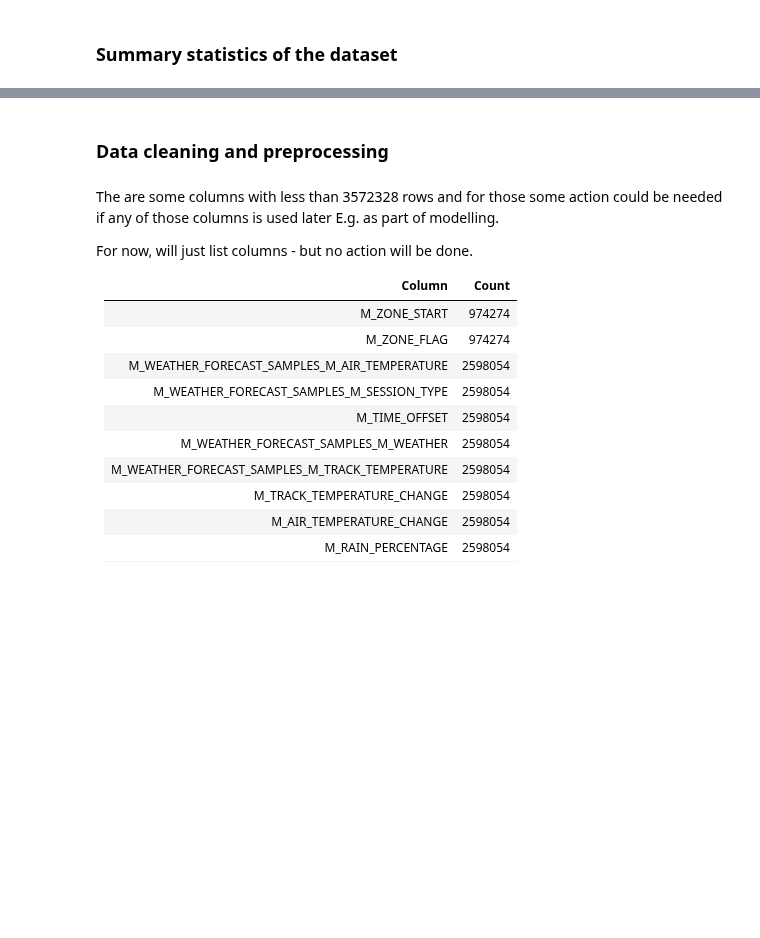
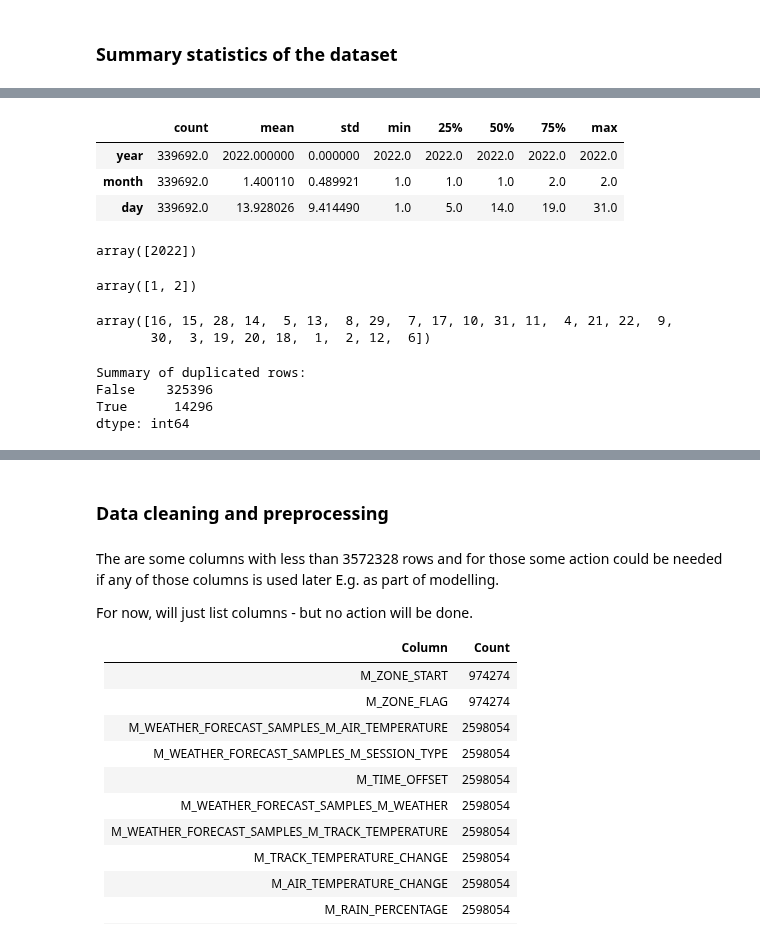
Before and after one commit to omanar1/usable_ai, a Jupyter notebook: Homework/HW5_assignment_m05_eda_Ricardo OMANA.ipynb, the cells around one changed output, grey strips where cells are left out. Saved outputs shown, nothing was run; the diff lists cells and outputs as text; code cells hidden in the pictures; blank space fills up the shorter version.

```diff
--- a/Homework/HW5_assignment_m05_eda_Ricardo OMANA.ipynb
+++ b/Homework/HW5_assignment_m05_eda_Ricardo OMANA.ipynb
@@ -145,0 +358,8 @@ df_weather.shape
+# %%
+# Clearly there are some with a unique value so we can drop them
+# for simplicity will drop this column m_header
+df_weather.drop(columns=['m_header'], inplace=True)
+# %%
+# For simplicity will drop the other columns that are type object - big assumption that they are not needed
+# m_marshal_zones	m_weather_forecast_samples
+df_weather.drop(columns=['m_marshal_zones', 'm_weather_forecast_samples'], inplace=True)
@@ -145,0 +387,19 @@ df_weather.shape
+# %%
+# Notice that column "timestamp" is type datetime, so it will be better to have day, month, year
+df_weather['year'] = df_weather['timestamp'].dt.year
+df_weather['month'] = df_weather['timestamp'].dt.month
+df_weather['day'] = df_weather['timestamp'].dt.day
+# %%
+display(df_weather[['year','month','day']].describe().transpose())
+display(df_weather['year'].unique())
+display(df_weather['month'].unique())
+display(df_weather['day'].unique())
+# %% [output]
+|  | count | mean | std | min | 25% | 50% | 75% | max |
+| year | 339692.0 | 2022.000000 | 0.000000 | 2022.0 | 2022.0 | 2022.0 | 2022.0 | 2022.0 |
+| month | 339692.0 | 1.400110 | 0.489921 | 1.0 | 1.0 | 1.0 | 2.0 | 2.0 |
+| day | 339692.0 | 13.928026 | 9.414490 | 1.0 | 5.0 | 14.0 | 19.0 | 31.0 |
+array([2022])
+array([1, 2])
+array([16, 15, 28, 14,  5, 13,  8, 29,  7, 17, 10, 31, 11,  4, 21, 22,  9,
+       30,  3, 19, 20, 18,  1,  2, 12,  6])
@@ -145,0 +409,11 @@ df_weather.shape
+# %%
+# Check the duplicates rows in df_weather sort by timestamp
+# First lets analyze
+duplicates = df_weather.duplicated(keep=False)  # Mark all duplicates (including first occurrences)
+print('Summary of duplicated rows (including first case):')
+print(duplicates.groupby(duplicates).size())  # Count the occurrences of each duplicate status
+# %% [output]
+Summary of duplicated rows:
+False    325396
+True      14296
+dtype: int64
```
Also changed, not shown: parts of 32 cells of this notebook.
